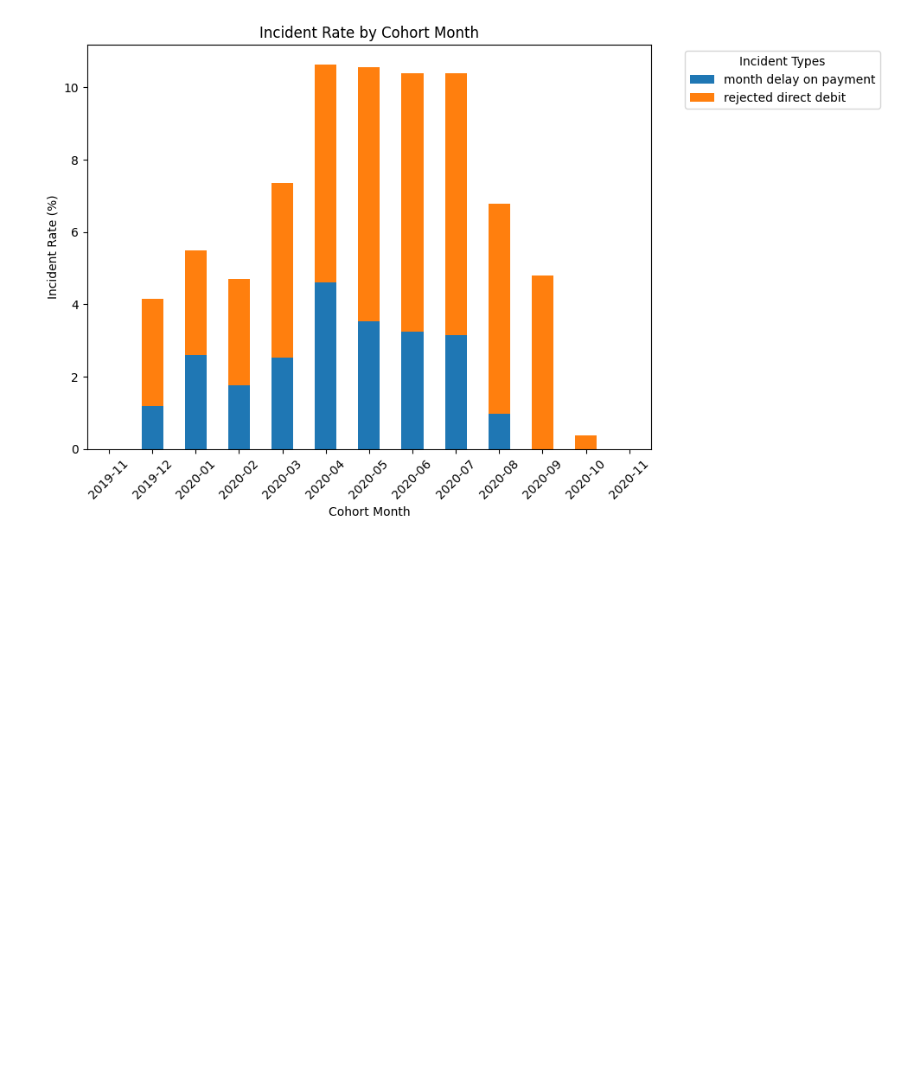
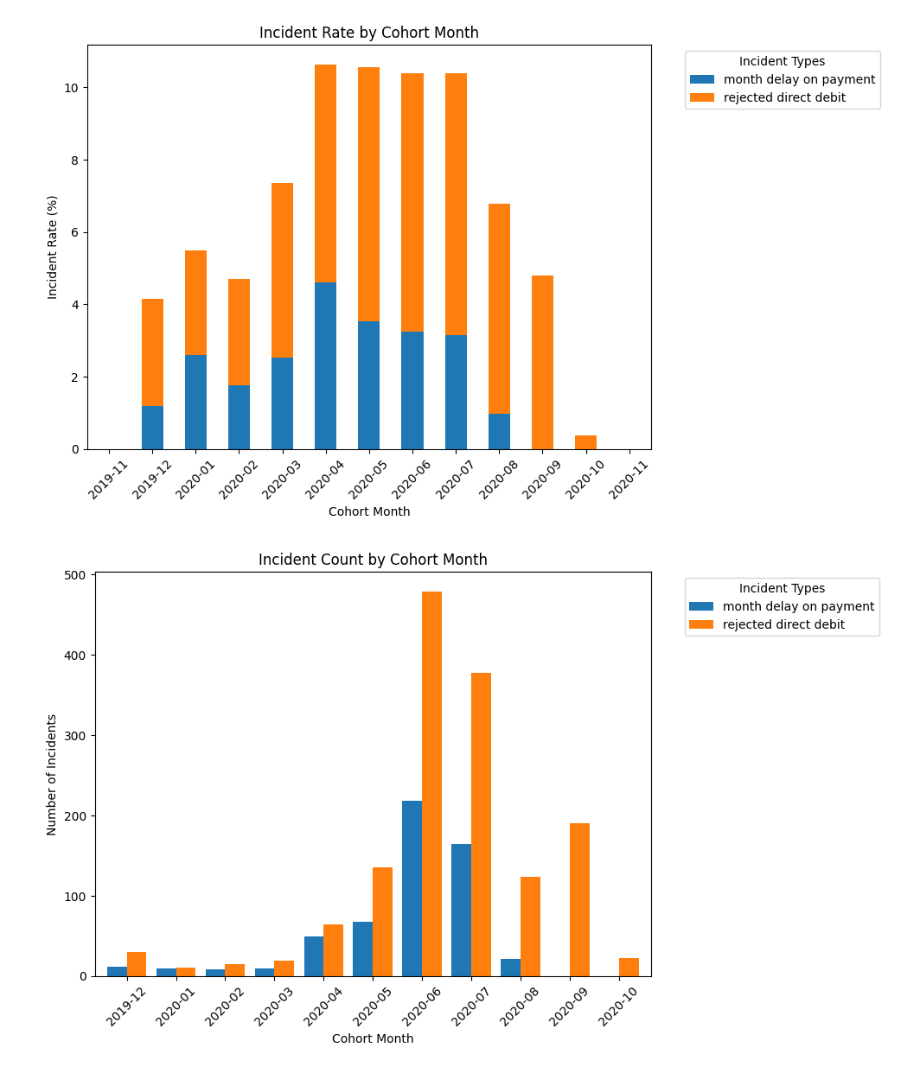
Before and after one commit to JayEm65/project-1-ironhack-payments-2-en, a Jupyter notebook: main.ipynb, the cells around one changed output. Drawn from its saved outputs; the diff is of its cells as text; code cells hidden in the pictures; blank space fills up the shorter version.

Commit message:
grouped_bar

```diff
--- a/main.ipynb
+++ b/main.ipynb
@@ -575,3 +599,25 @@ plt.tight_layout()
 plt.show()
 # %% [output]
 [figure]
+# %%
+import matplotlib.pyplot as plt
+
+# Filter only relevant incidents:
+incident_counts = (data_df[data_df['reason'].isin(['rejected direct debit', 'month delay on payment', 'postpone cash request'])]
+                   .groupby(['cohort_month', 'reason'])
+                   .size()
+                   .unstack(fill_value=0))
+
+# Plot grouped bar chart:
+incident_counts.plot(kind='bar', figsize=(10, 6), width=0.8)
+
+# Labels and formatting:
+plt.title('Incident Count by Cohort Month')
+plt.ylabel('Number of Incidents')
+plt.xlabel('Cohort Month')
+plt.xticks(rotation=45)
+plt.legend(title="Incident Types", bbox_to_anchor=(1.05, 1), loc='upper left')
+plt.tight_layout()
+plt.show()
+# %% [output]
+[figure, added]
```
Also changed, not shown: parts of 5 cells of this notebook.
